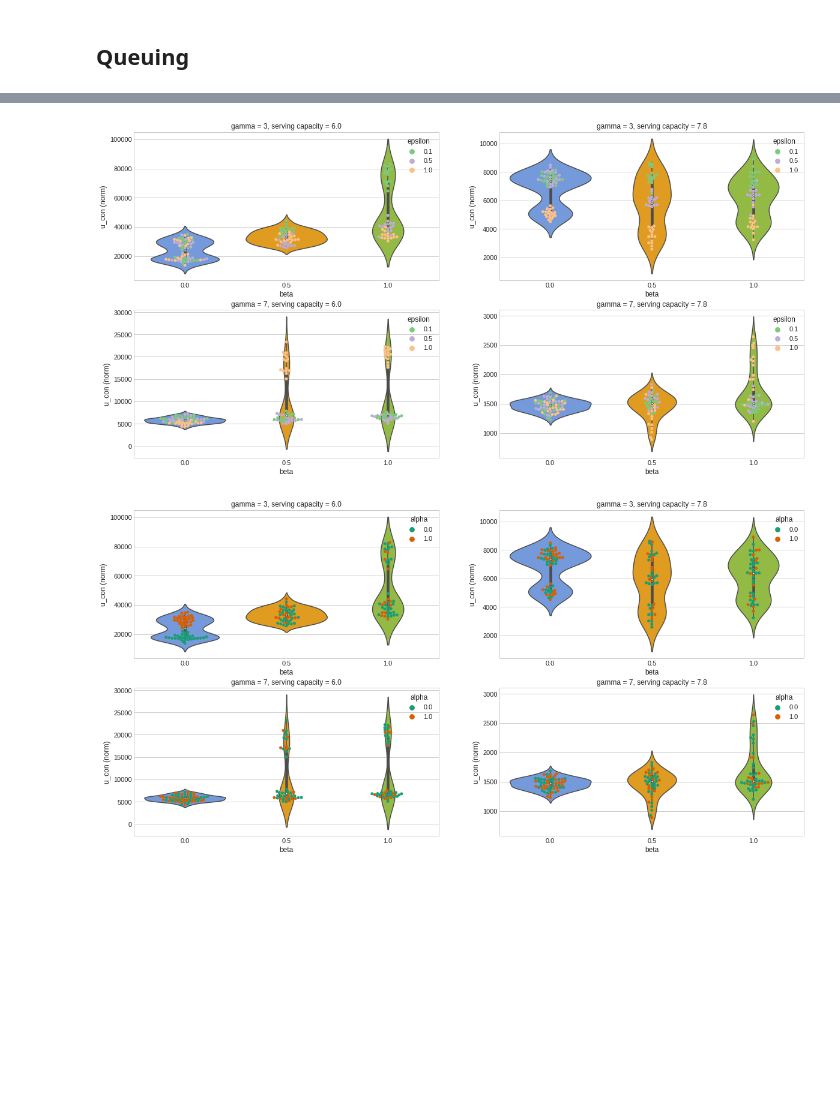
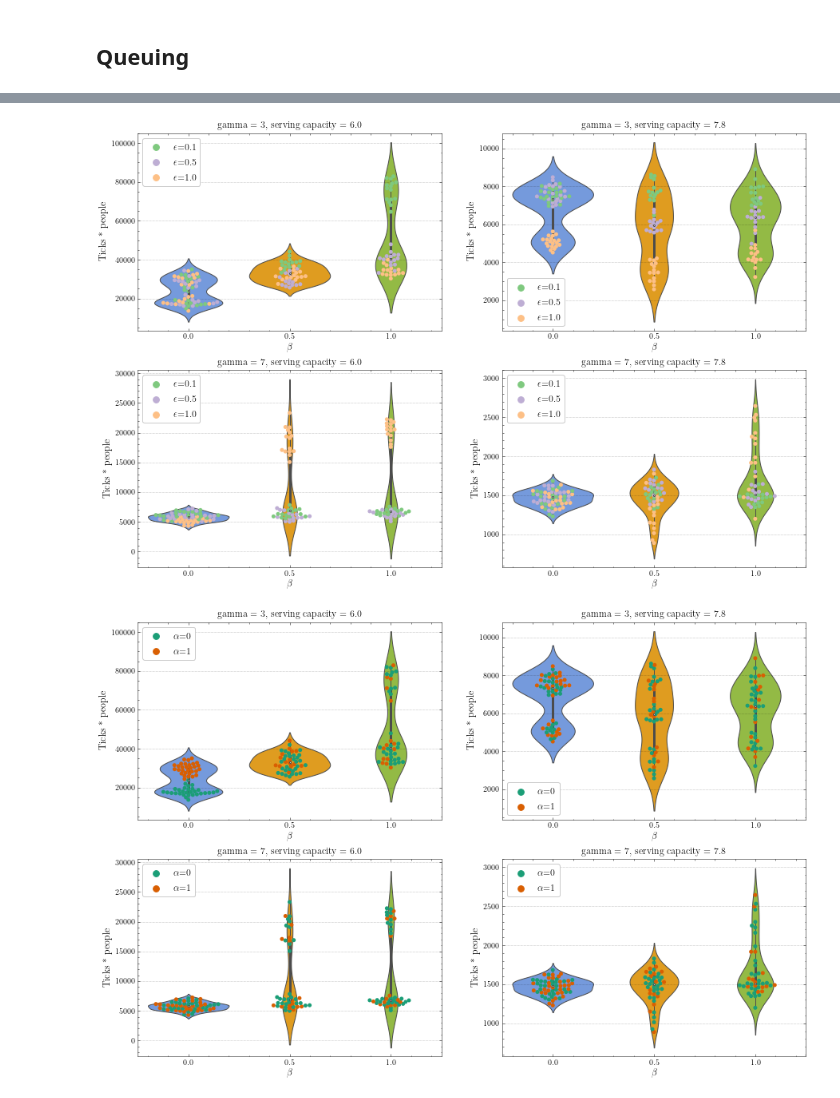
Before and after one commit to daanieo/FATM_ABM, a Jupyter notebook: results/sampling_base/Interpretation_sampling_base.ipynb, the cells around one changed output, grey strips where cells are left out. Saved outputs shown, nothing was run; the diff lists cells and outputs as text; code cells hidden in the pictures; blank space fills up the shorter version.

```diff
--- a/results/sampling_base/Interpretation_sampling_base.ipynb
+++ b/results/sampling_base/Interpretation_sampling_base.ipynb
@@ -392,22 +338,3 @@ ax.set_title("Food waste per gamma for %s people served per 10 minutes"%gammas[0
 [figure]
 # %% [markdown]
 ## Queuing
-# %%
-# Clustermap of gamma = 3, normalised last value (change index of d to get other values for gamma)
-uc_endvals_dict = {}
-uc_endvals_dict["ticks*people (norm)"] = list()
-filtered_input_vars = input_vars[input_vars.gamma==7.0].reset_index()#.iloc[ d[0] ].reset_index()
-
-for j in filtered_input_vars['index']:#d[0]:
-    uc_endvals_dict["ticks*people (norm)"].append( np.sum(data[data.o0==j].iloc[:,9]))
-uc_endvals_df = pd.DataFrame(uc_endvals_dict)
-
-filtered_input_vars = pd.concat([filtered_input_vars,uc_endvals_df],axis=1)
-filtered_input_vars=filtered_input_vars[filtered_input_vars.parallel_served_full==6.0]
-
-filtered_input_vars["ticks*people (norm)"] = normalise(filtered_input_vars["ticks*people (norm)"])
-
-sns.set(font_scale=1.0)
-fig = sns.clustermap(filtered_input_vars.iloc[:,[7,8,10,13]],cbar_pos=(1.0, .1, .03, .6),figsize=(5,15),col_cluster=False,cmap='vlag')
-fig.ax_heatmap.set_title('Clustermap of cumulative queuing of fac #5');
-# fig.savefig("/home/daan/Desktop/clustermap_unsatisfiedconsumption.png")
@@ -439,43 +341,48 @@ fig.ax_heatmap.set_title('Clustermap of cumulative queuing of fac #5');
 # %%
-plt.style.use("seaborn-whitegrid")
+plt.style.use(["science","grid"])
 
-fig, ax = plt.subplots(2,2,figsize=(20,10))
-
-
+fig, ax = plt.subplots(2,2,figsize=(15,10))
 uc_endvals_dict = {}
-uc_endvals_dict["u_con (norm)"] = list()
+uc_endvals_dict["ticks*people"] = list()
 
 for j in input_vars_batch.index:
-    uc_endvals_dict["u_con (norm)"].append( np.sum(data_batch[data_batch.o0==j].iloc[:,9]))
+    uc_endvals_dict["ticks*people"].append( np.sum(data_batch[data_batch.o0==j].iloc[:,9]))
 
 uc_endvals_df = pd.DataFrame(uc_endvals_dict)
 input_vars_batch_filtered = pd.concat([input_vars_batch,uc_endvals_df],axis=1)
 
 
 my_palette = {}
 my_palette['dark'] = ['midnightblue', 'chocolate', 'darkolivegreen']
 my_palette['light'] = ['cornflowerblue','orange','yellowgreen']
 
 gammas = [3,7]
 scs = [6.0,7.8]
 
 for s in range(len(scs)):
 
     tmp = input_vars_batch_filtered[input_vars_batch_filtered.parallel_served_full==scs[s]]
 
     for g in range(len(gammas)):
 
         tmp2 = tmp[tmp.gamma==gammas[g]]
-        sns.swarmplot(ax=ax[g,s] ,x="beta", y="u_con (norm)", data=tmp2,hue='epsilon',palette='Accent')#palette=my_palette['dark'])
-        sns.violinplot(ax=ax[g,s], x="beta", y="u_con (norm)", data=tmp2,palette=my_palette['light'])
+        sns.swarmplot(ax=ax[g,s] ,x="beta", y="ticks*people", data=tmp2,hue='epsilon',palette='Accent')#palette=my_palette['dark'])
+        sns.violinplot(ax=ax[g,s], x="beta", y="ticks*people", data=tmp2,palette=my_palette['light'])
 
-        ax[g,s].set_title('gamma = %s, serving capacity = %s'%(gammas[g],scs[s]))
+        ax[g,s].set_title('gamma = %s, serving capacity = %s'%(gammas[g],scs[s]),fontsize=12)
+
+        ax[g,s].set_ylabel("Ticks * people",fontsize=12);
+        ax[g,s].set_xlabel(r"$\beta$",fontsize=12)
+        handles, labels = ax[g,s].get_legend_handles_labels()
+        ax[g,s].legend(handles[:3], [r"$\epsilon$=0.1",r"$\epsilon$=0.5",r"$\epsilon$=1.0"],loc='upper left',fontsize=12)
+handles, labels = ax[0,1].get_legend_handles_labels()
+ax[0,1].legend(handles[:3], [r"$\epsilon$=0.1",r"$\epsilon$=0.5",r"$\epsilon$=1.0"],loc='lower left',fontsize=12);
+
+plt.savefig("/home/daan/Desktop/queuing_onefac_epsilon_full.png")
 # %% [output]
-[figure, old version]
+[figure, new version]
 # %%
-plt.style.use("seaborn-whitegrid")
-
-fig, ax = plt.subplots(2,2,figsize=(20,10))
+fig, ax = plt.subplots(2,2,figsize=(15,10))
 
 for s in range(len(scs)):
 
@@ -484,9 +391,17 @@ for s in range(len(scs)):
     for g in range(len(gammas)):
 
         tmp2 = tmp[tmp.gamma==gammas[g]]
-        sns.swarmplot(ax=ax[g,s] ,x="beta", y="u_con (norm)", data=tmp2,hue='alpha',palette='Dark2')#palette=my_palette['dark'])
-        sns.violinplot(ax=ax[g,s], x="beta", y="u_con (norm)", data=tmp2,palette=my_palette['light'])
+        sns.swarmplot(ax=ax[g,s] ,x="beta", y="ticks*people", data=tmp2,hue='alpha',palette='Dark2')#palette=my_palette['dark'])
+        sns.violinplot(ax=ax[g,s], x="beta", y="ticks*people", data=tmp2,palette=my_palette['light'])
 
-        ax[g,s].set_title('gamma = %s, serving capacity = %s'%(gammas[g],scs[s]))
+        ax[g,s].set_title('gamma = %s, serving capacity = %s'%(gammas[g],scs[s]),fontsize=12)
+
+        ax[g,s].set_ylabel("Ticks * people",fontsize=12)
+        ax[g,s].set_xlabel(r"$\beta$",fontsize=12)
+        handles, labels = ax[g,s].get_legend_handles_labels()
+        ax[g,s].legend(handles[:2], [r"$\alpha$=0",r"$\alpha$=1"],loc='upper left',fontsize=12)
+handles, labels = ax[0,1].get_legend_handles_labels()
+ax[0,1].legend(handles[:3], [r"$\alpha$=0",r"$\alpha$=1"],loc='lower left',fontsize=12);
+plt.savefig("/home/daan/Desktop/queuing_onefac_alpha_full.png")
 # %% [output]
-[figure, old version]
+[figure, new version]
```
Also changed, not shown: parts of 30 cells of this notebook, 18 other files.
